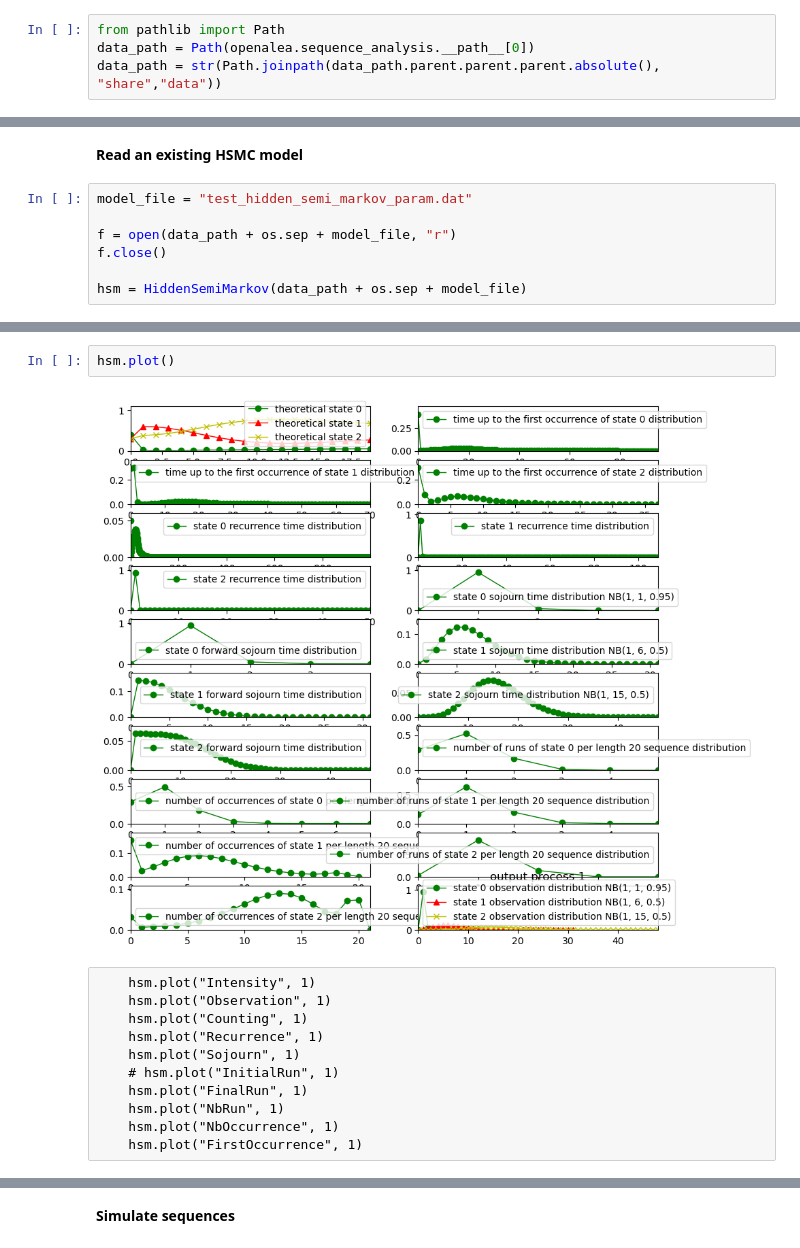
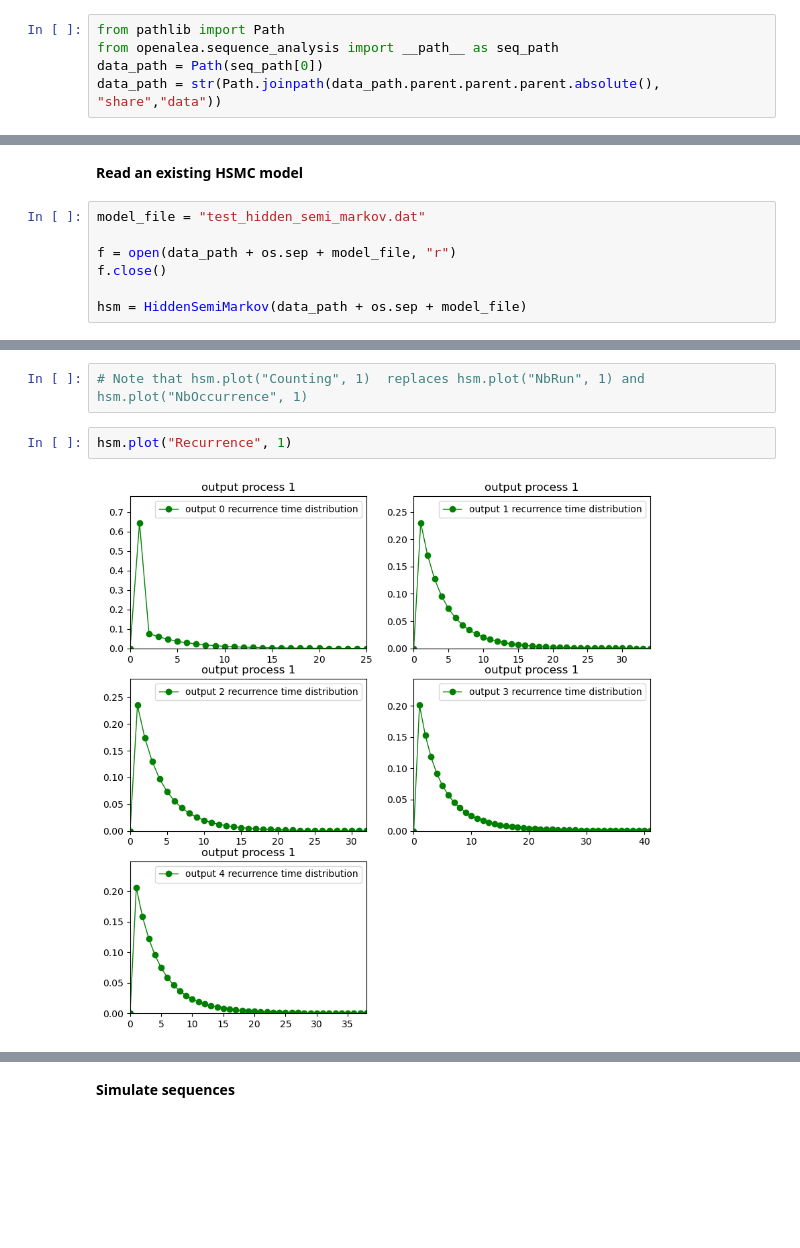
Before and after one commit to openalea/StructureAnalysis, a Jupyter notebook: sequence_analysis/tutorials/hidden_semi_markov.ipynb, the cells around one changed output, grey strips where cells are left out. Saved outputs shown, nothing was run; the diff lists cells and outputs as text; blank space fills up the shorter version.

```diff
--- a/sequence_analysis/tutorials/hidden_semi_markov.ipynb
+++ b/sequence_analysis/tutorials/hidden_semi_markov.ipynb
@@ -87,5 +86,6 @@ sys.path.append(".." + os.sep + "tutorials")
 # get_shared_data("data")
 # %%
 from pathlib import Path
-data_path = Path(openalea.sequence_analysis.__path__[0])
+from openalea.sequence_analysis import __path__ as seq_path
+data_path = Path(seq_path[0])
 data_path = str(Path.joinpath(data_path.parent.parent.parent.absolute(), "share","data"))
@@ -92,7 +94,7 @@ data_path = str(Path.joinpath(data_path.parent.parent.parent.absolute(), "share"
 # %% [markdown]
 **Read an existing HSMC model**
 # %%
-model_file = "test_hidden_semi_markov_param.dat"
+model_file = "test_hidden_semi_markov.dat"
 
 f = open(data_path + os.sep + model_file, "r")
 f.close()
@@ -151,15 +118,6 @@ hsm.plot("Counting", 1)
+# %%
+# Note that hsm.plot("Counting", 1)  replaces hsm.plot("NbRun", 1) and hsm.plot("NbOccurrence", 1)
 # %%
-hsm.plot()
+hsm.plot("Recurrence", 1)
 # %% [output]
-[figure, old version]
+[figure, new version]
-# %% [raw]
-    hsm.plot("Intensity", 1)
-    hsm.plot("Observation", 1)
-    hsm.plot("Counting", 1)
-    hsm.plot("Recurrence", 1)
-    hsm.plot("Sojourn", 1)
-    # hsm.plot("InitialRun", 1)
-    hsm.plot("FinalRun", 1)
-    hsm.plot("NbRun", 1)
-    hsm.plot("NbOccurrence", 1)
-    hsm.plot("FirstOccurrence", 1)
```
Also changed, not shown: parts of 39 cells of this notebook, 14 other files.
